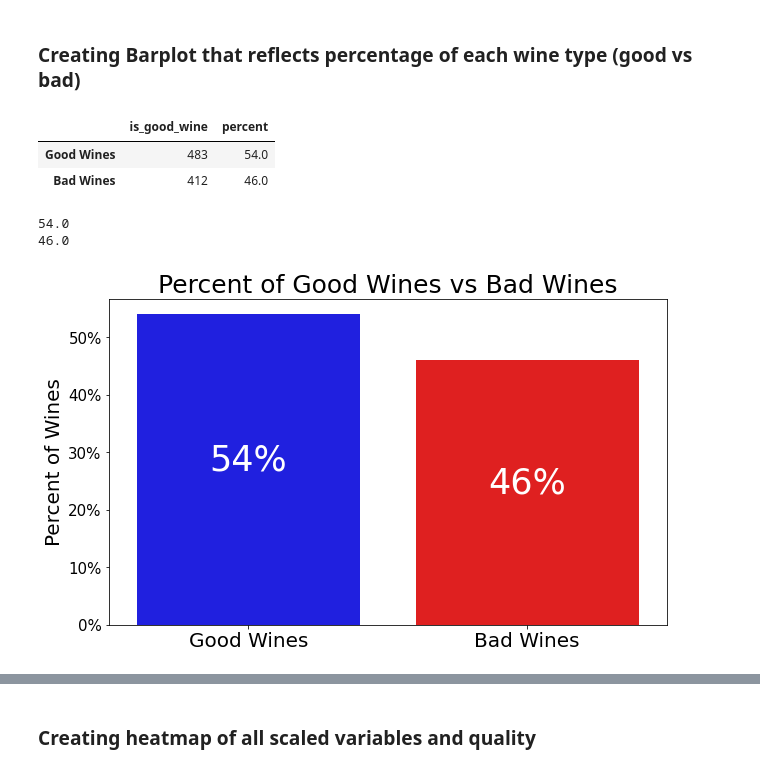
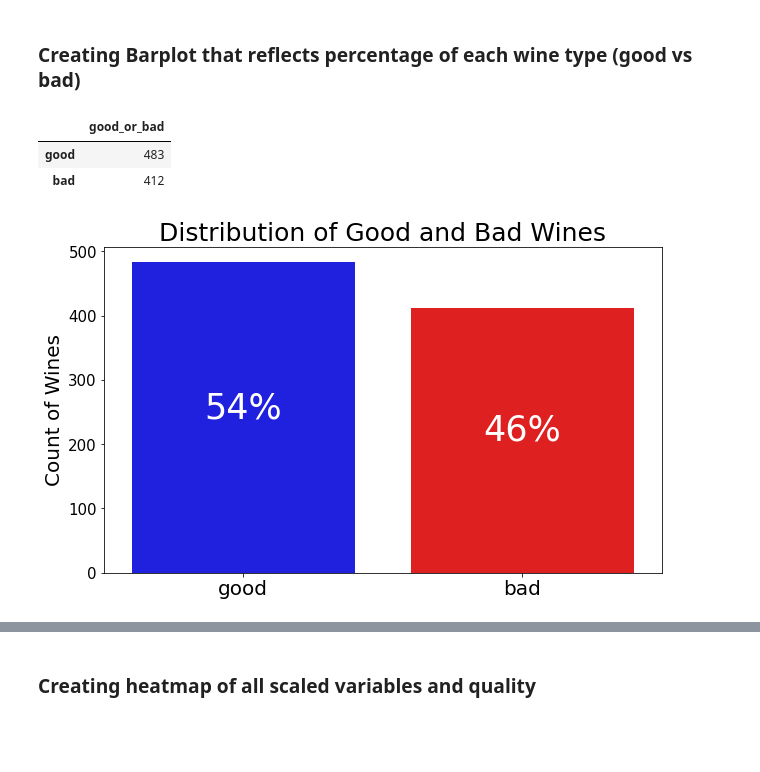
Before and after one commit to SamuelD-Data/red_wine_quality, a Jupyter notebook: red_wine_notebook.ipynb, the cells around one changed output, grey strips where cells are left out. Saved outputs shown, nothing was run; the diff lists cells and outputs as text; code cells hidden in the pictures; blank space fills up the shorter version.

```diff
--- a/red_wine_notebook.ipynb
+++ b/red_wine_notebook.ipynb
@@ -88,8 +88,11 @@ After reviewing the data in-depth for outliers, I believe that the outliers are
 ## Binning Wines by Quality (1 - 5 = Bad, 6 - 10 = Good)
 This variable will serve as the target variable
 # %%
-# creating boolean column to reflect good and bad wines
+# creating boolean columns to reflect good and bad wines
 wines['is_good_wine']= np.where(wines.quality >= 6, 1, 0)
+
+# text column is useful for plotting so I don't have to customize labels
+wines['good_or_bad']= np.where(wines.quality >= 6, 'good', 'bad')
 
 # dropping 'quality' column since I have a binned version
 wines.drop(columns = 'quality', inplace = True)
@@ -112,7 +115,7 @@ scaled_cols_l = []
 # iterating through each column to be scaled of each df
 for df in df_list:
     for col in df:
-        if col != 'is_good_wine':
+        if col != 'is_good_wine' and col != 'good_or_bad':
             # making temporary variable that holds current column name concatenated with '_s' at the end
             scaled_col_name = col + '_s'
             # appending col name to list
@@ -122,7 +125,12 @@ for df in df_list:
             # adding column with concatenated col name to current df
             df[scaled_col_name] = 0
 
-# moving 'quality' column to end of each df
-for df in df_list:
-    quality_col = df.pop('is_good_wine')
-    df['is_good_wine'] = quality_col
+# creating scaler object
+scaler = sklearn.preprocessing.MinMaxScaler()
+
+# fitting scaler to train column and scaling after
+train[scaled_cols_l] = scaler.fit_transform(train[cols_to_scale_l])
+
+# scaling data in validate and test dataframes
+validate[scaled_cols_l] = scaler.transform(validate[cols_to_scale_l])
+test[scaled_cols_l] = scaler.transform(test[cols_to_scale_l])
@@ -145,42 +150,29 @@ Exploring the data to find insights about what drives wine quality
 ## General Exploration
 # %% [markdown]
 ### Creating Barplot that reflects percentage of each wine type (good vs bad)
-# %%
-wine_quality_counts = pd.DataFrame(train.is_good_wine.value_counts())
-
-wine_quality_counts['percent'] = round(wine_quality_counts['is_good_wine'] / len(train), 2) * 100
-
-wine_quality_counts.index = ['Good Wines', 'Bad Wines']
-
-wine_quality_counts
-# %% [output]
-|  | is_good_wine | percent |
-| Good Wines | 483 | 54.0 |
-| Bad Wines | 412 | 46.0 |
-# %%
-for p in ax.patches:
-    height = p.get_height()
-    print(height)
-# %% [output]
-54.0
-46.0
+# %%
+wine_quality_counts = pd.DataFrame(train.good_or_bad.value_counts())
+
+wine_quality_counts
+# %% [output]
+|  | good_or_bad |
+| good | 483 |
+| bad | 412 |
 # %%
 # creating plot
 plt.figure(figsize=(10, 6))
-ax = sns.barplot(data = wine_quality_counts, x = wine_quality_counts.index, y='percent', palette = ['blue', 'red'])
+ax = sns.barplot(data = wine_quality_counts, x = wine_quality_counts.index, y='good_or_bad', palette = ['blue', 'red'])
 plt.xticks(fontsize = 20)
 plt.yticks(fontsize = 15)
-plt.ylabel('Percent of Wines', fontsize = 20)
-plt.title('Percent of Good Wines vs Bad Wines', fontsize = 25)
-ax.yaxis.set_major_formatter(mtick.PercentFormatter())
+plt.ylabel('Count of Wines', fontsize = 20)
+plt.title('Distribution of Good and Bad Wines', fontsize = 25)
 
 # adding % value to middle of each column
 total = len(train)
 for p in ax.patches:
     height = p.get_height()
-    ax.text(p.get_x() + p.get_width() / 2, height / 2 , '{:g}%'.format((height)),
-            fontsize=35, ha = "center", color = 'white')
+    ax.text(p.get_x() + p.get_width() / 2, height / 2 , '{0:.0%}'.format((height / total)), fontsize=35, ha = "center", color = 'white')
 
 plt.show()
 # %% [output]
-[figure, old version]
+[figure, new version]
```
Also changed, not shown: parts of 5 cells of this notebook.
